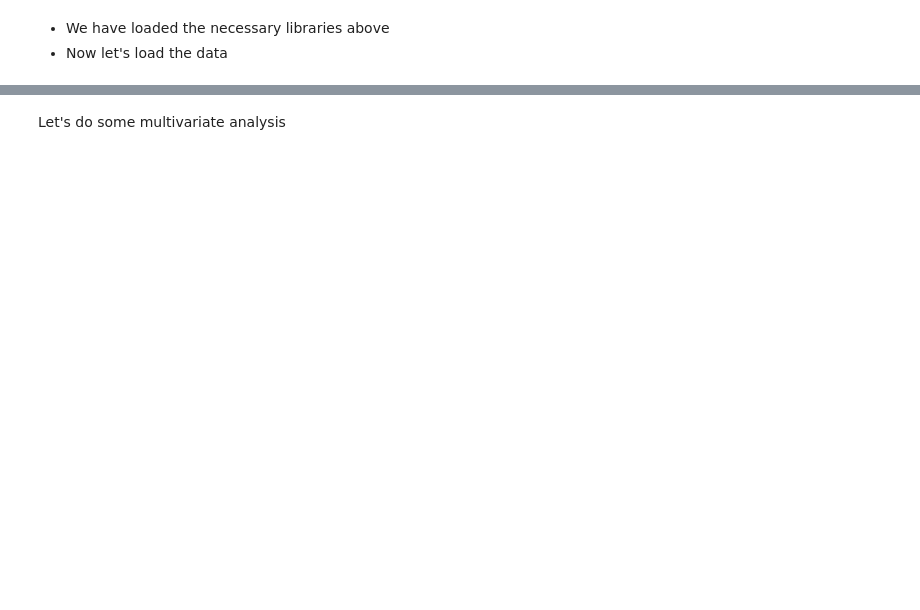
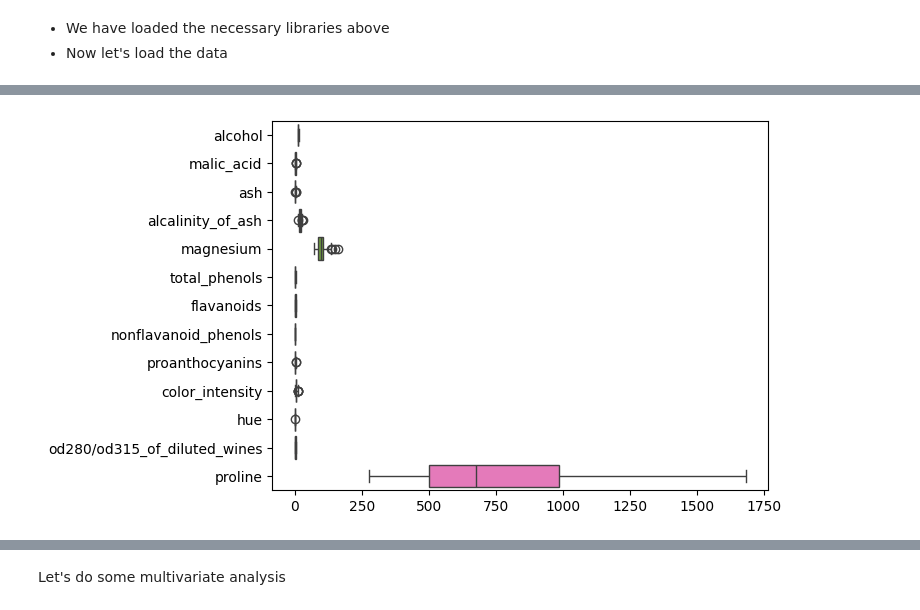
Before and after one commit to albanda/CE888-2023, a Jupyter notebook: lab6-exploration/lab_exploration.ipynb, the cells around one changed output, grey strips where cells are left out. Drawn from its saved outputs; the diff is of its cells as text; code cells hidden in the pictures; blank space fills up the shorter version.

```diff
--- a/lab6-exploration/lab_exploration.ipynb
+++ b/lab6-exploration/lab_exploration.ipynb
@@ -23,5 +23,5 @@ data = load_wine(as_frame=True)
 df = data.data.copy()  # features
 # Look at the documentation (https://scikit-learn.org/stable/modules/generated/sklearn.datasets.load_wine.html)
 # and save the label in a column called 'y' in df.
-df['y'] = ... ## YOUR CODE HERE # label
+df['y'] = data.target
 df.head()
@@ -41,8 +101,12 @@ print('number of samples:', ..., 'number of features:', ...)
 # %%
 # Plot a boxplot of each feature (NOT THE LABEL!!) (all in one plot -- you can do this with a single line of code).
 # Quiz Q2: Is there any feature that is in a clearly different scale than the others?
 
-# YOUR CODE HERE
+ex_df = df.drop(columns='y')
+sns.boxplot(data=ex_df, orient='h')
+plt.show()
+# %% [output]
+[figure, added]
 # %%
 # Let's look at the distributions of values of our features. Draw a histogram for each of the features
 
```
Also changed, not shown: parts of 9 cells of this notebook.
